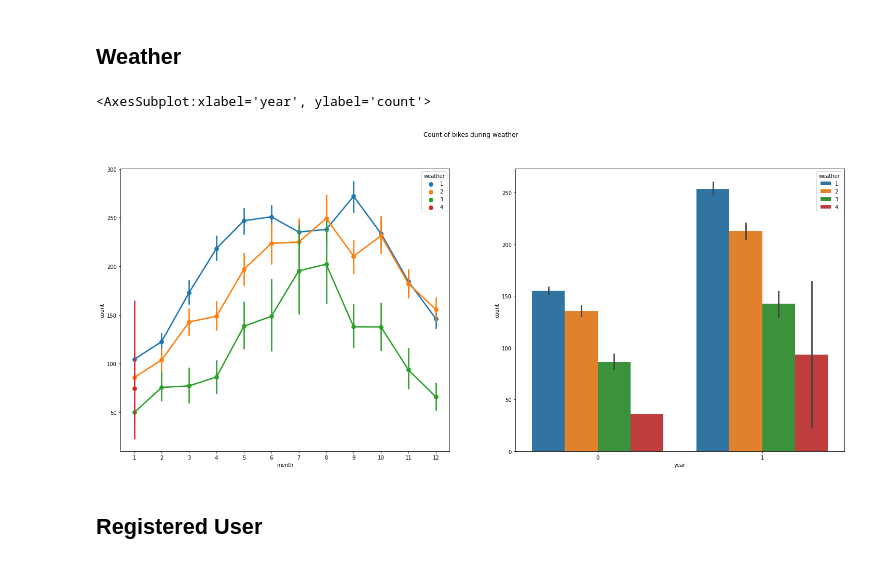
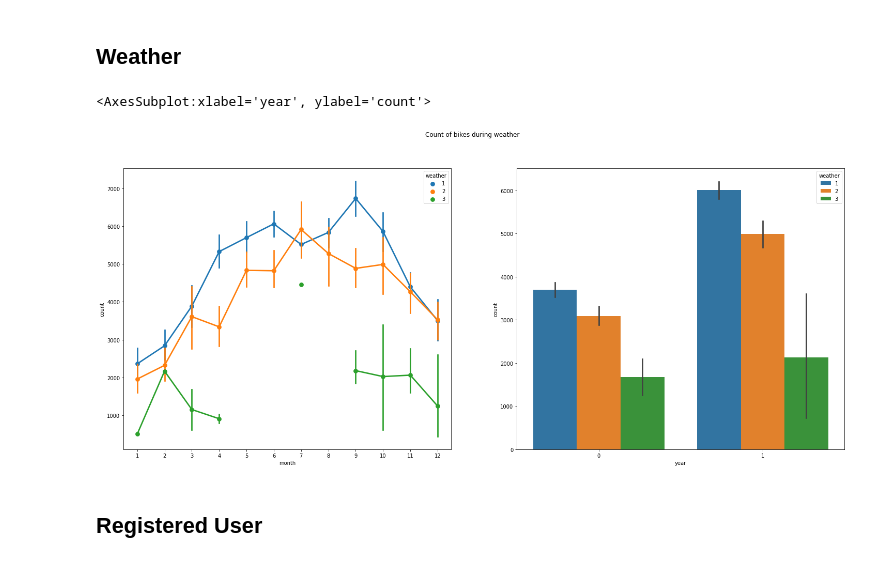
Before and after one commit to lianaling/bike-rental-forecast, a Jupyter notebook: notebooks/1.0 data-preprocessing.ipynb, the cells around one changed output. Saved outputs shown, nothing was run; the diff lists cells and outputs as text; code cells hidden in the pictures.

```diff
--- a/notebooks/1.0 data-preprocessing.ipynb
+++ b/notebooks/1.0 data-preprocessing.ipynb
@@ -170,14 +168,14 @@ sns.barplot(data = df_cleaned_no_null, x = 'year', y = 'count', hue = 'season',
 # %%
 figure, axes = plt.subplots(1, 2, figsize = (25, 10))
 
 figure.suptitle("Count of bikes during weather")
 
-sns.pointplot(data = df_cleaned_no_null, x = 'month', y = 'count', hue = 'weather', ax = axes[0])
+sns.pointplot(data = df_day_data, x = 'month', y = 'count', hue = 'weather', ax = axes[0])
 
-sns.barplot(data = df_cleaned_no_null, x = 'year', y = 'count', hue = 'weather', ax = axes[1])
+sns.barplot(data = df_day_data, x = 'year', y = 'count', hue = 'weather', ax = axes[1])
 # %% [output]
 <AxesSubplot:xlabel='year', ylabel='count'>
-[figure, old version]
+[figure, new version]
 # %% [markdown]
 ## Registered User
 # %%
```
Also changed, not shown: parts of 5 cells of this notebook.
